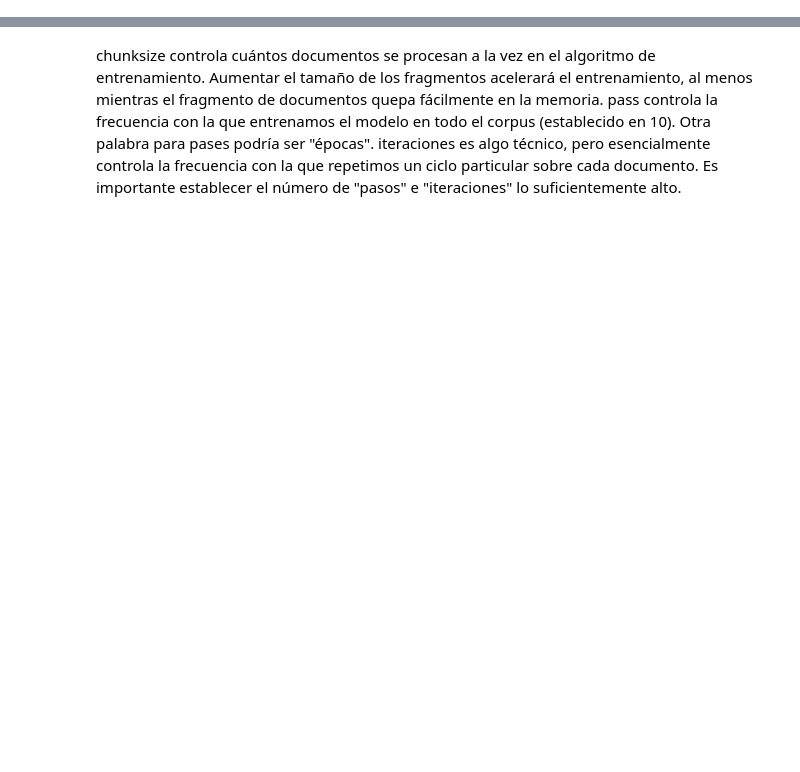
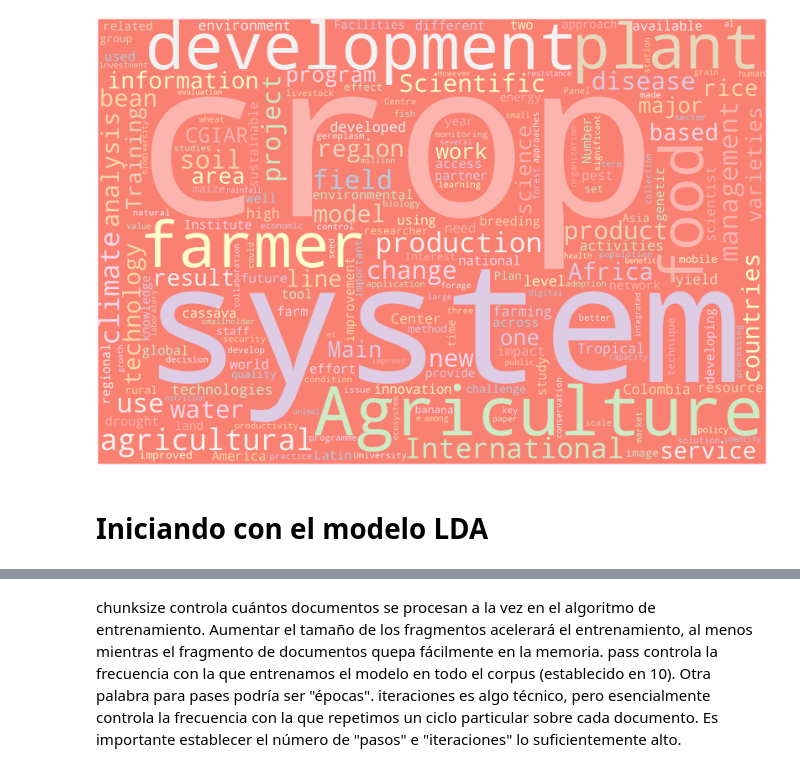
Before and after one commit to Wilmar3752/nlp_treedata, a Jupyter notebook: Prueba_Jennyfer2.ipynb, the cells around one changed output, grey strips where cells are left out. Saved outputs shown, nothing was run; the diff lists cells and outputs as text; code cells hidden in the pictures; blank space fills up the shorter version.

```diff
--- a/Prueba_Jennyfer2.ipynb
+++ b/Prueba_Jennyfer2.ipynb
@@ -45,3 +69,14 @@ plot_cloud(wordcloud)
+# %%
+textos = ",".join(list(df['document'].values))
+# %%
+wordcloud = WordCloud(width= 3000, height = 2000, random_state=1,
+                background_color='salmon', colormap='Pastel1',
+                collocations=False, stopwords = stop_words).generate(textos) ## Seleccione aqui documento del 0-60
+plot_cloud(wordcloud)
+# %% [output]
+[figure, added]
+# %% [markdown]
+# Iniciando con el modelo LDA
 # %%
 #Creando el diccionario
 dictionary = gensim.corpora.Dictionary(df['clean_text'])
```
Also changed, not shown: parts of 27 cells of this notebook, 2 other files.
